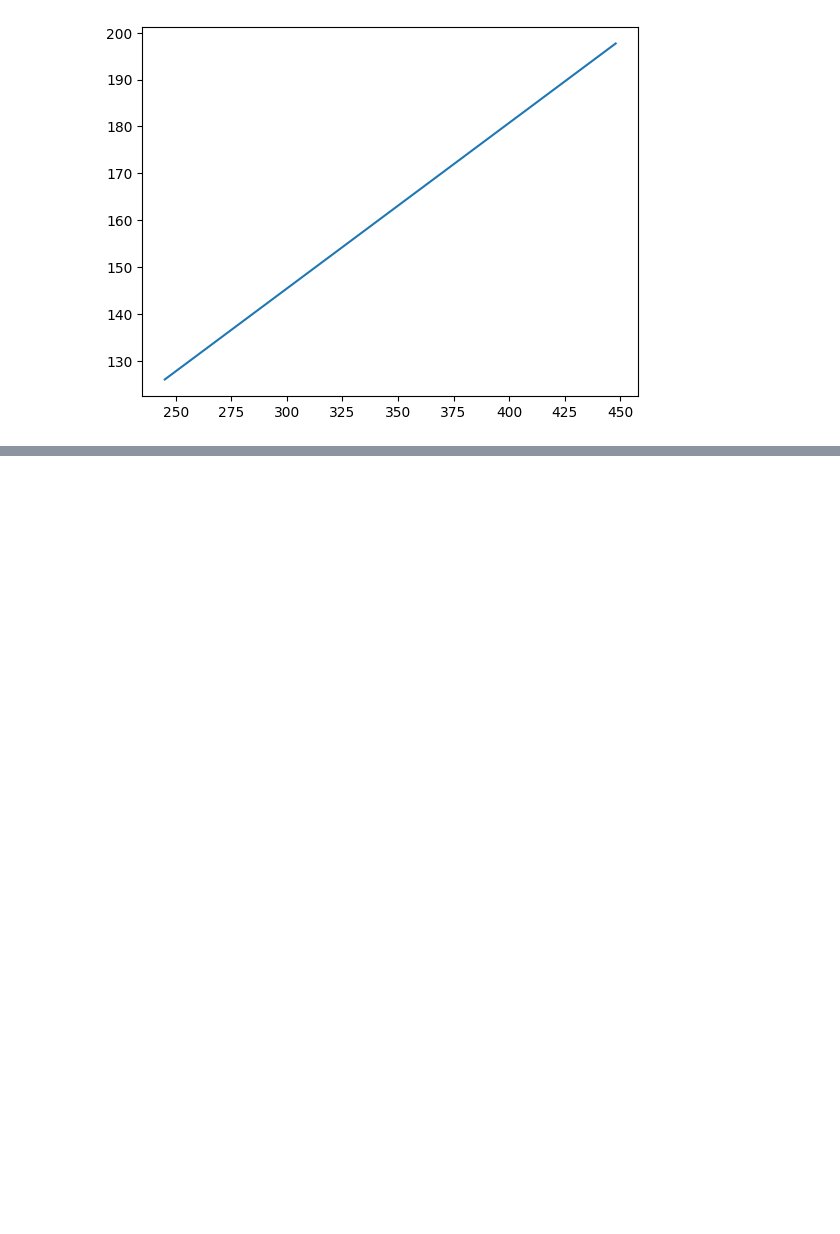
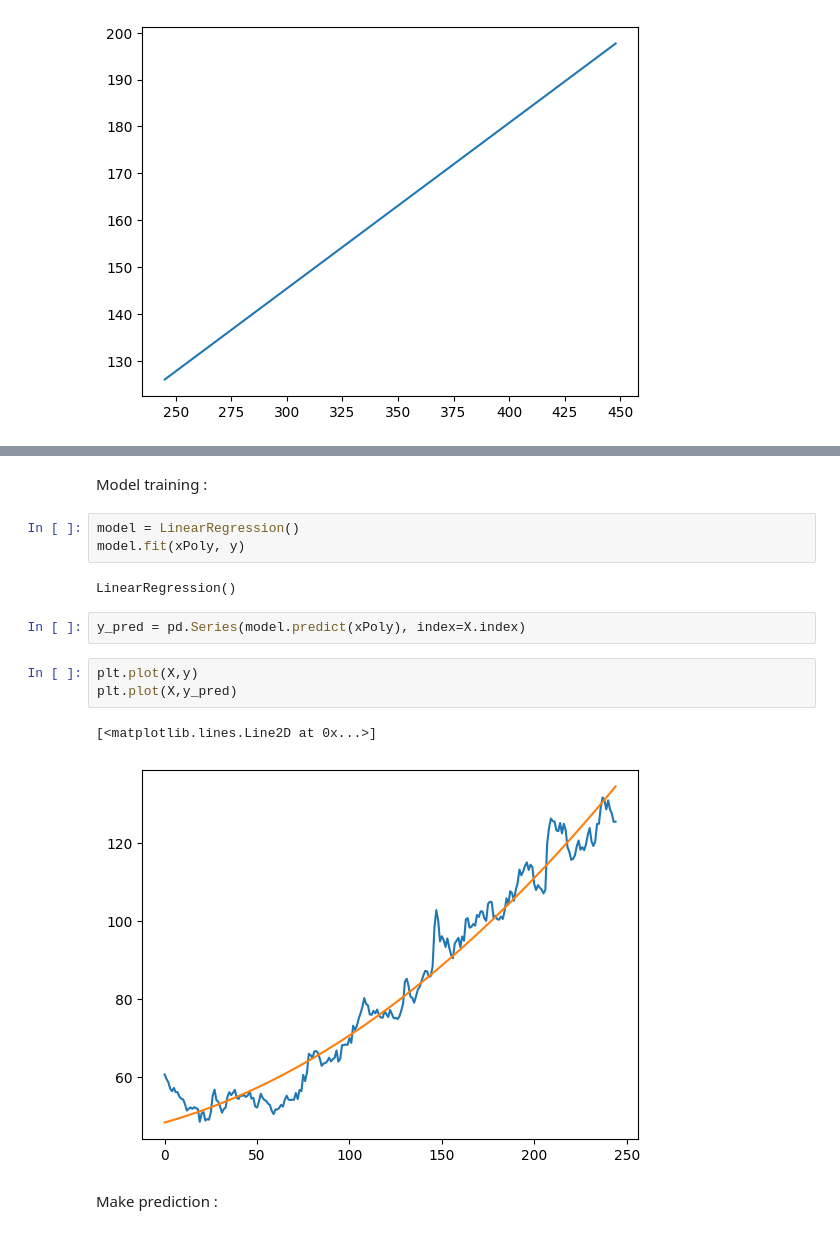
Before and after one commit to rnks2003/ai043_ml, a Jupyter notebook: mlHandsOn/220624.ipynb, the cells around one changed output, grey strips where cells are left out. Cells and saved outputs as stored; diff of their text form; blank space fills up the shorter version.

```diff
--- a/mlHandsOn/220624.ipynb
+++ b/mlHandsOn/220624.ipynb
@@ -73,0 +106,17 @@ plt.plot(test['Time'],test_pred)
+# %% [markdown]
+Model training :
+# %%
+model = LinearRegression()
+model.fit(xPoly, y)
+# %% [output]
+LinearRegression()
+# %%
+y_pred = pd.Series(model.predict(xPoly), index=X.index)
+# %%
+plt.plot(X,y)
+plt.plot(X,y_pred)
+# %% [output]
+[<matplotlib.lines.Line2D at 0x...>]
+[figure, added]
+# %% [markdown]
+Make prediction :
```
Also changed, not shown: parts of 24 cells of this notebook.
